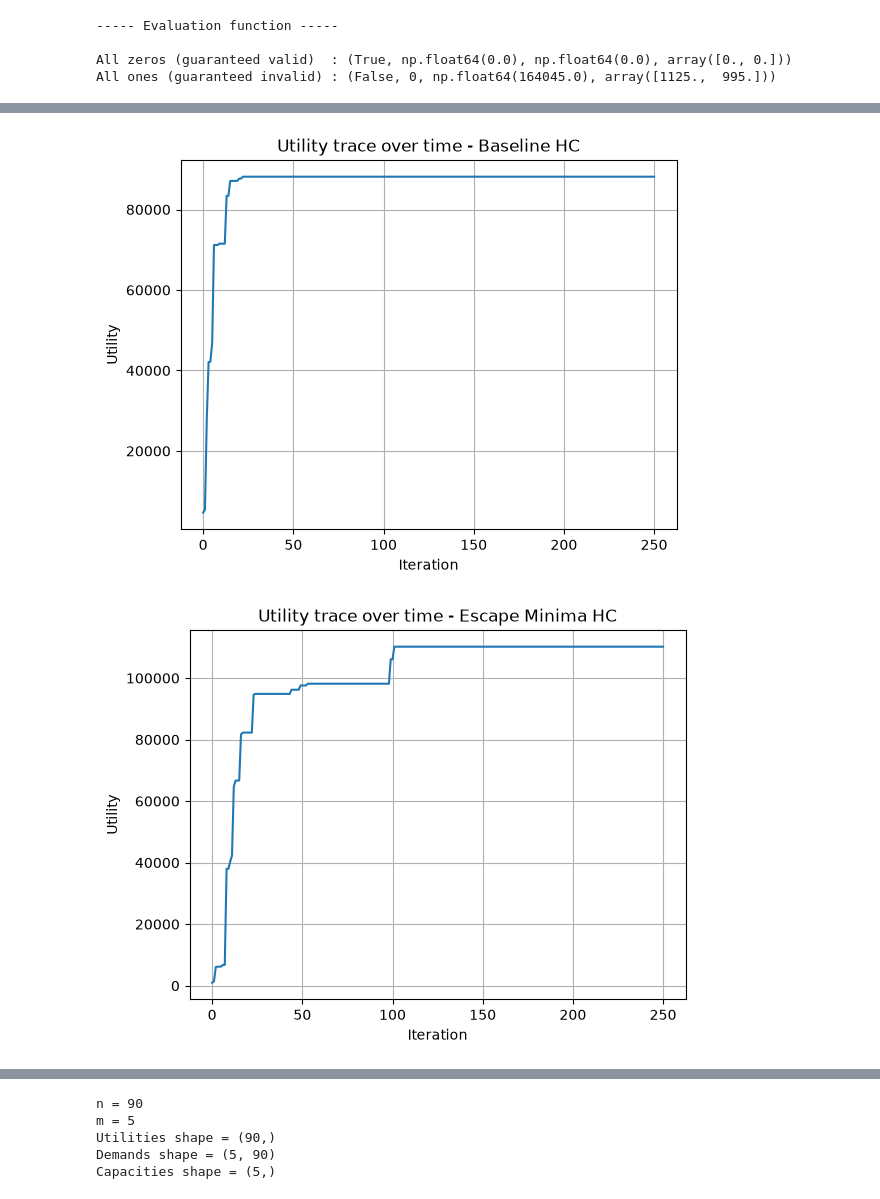
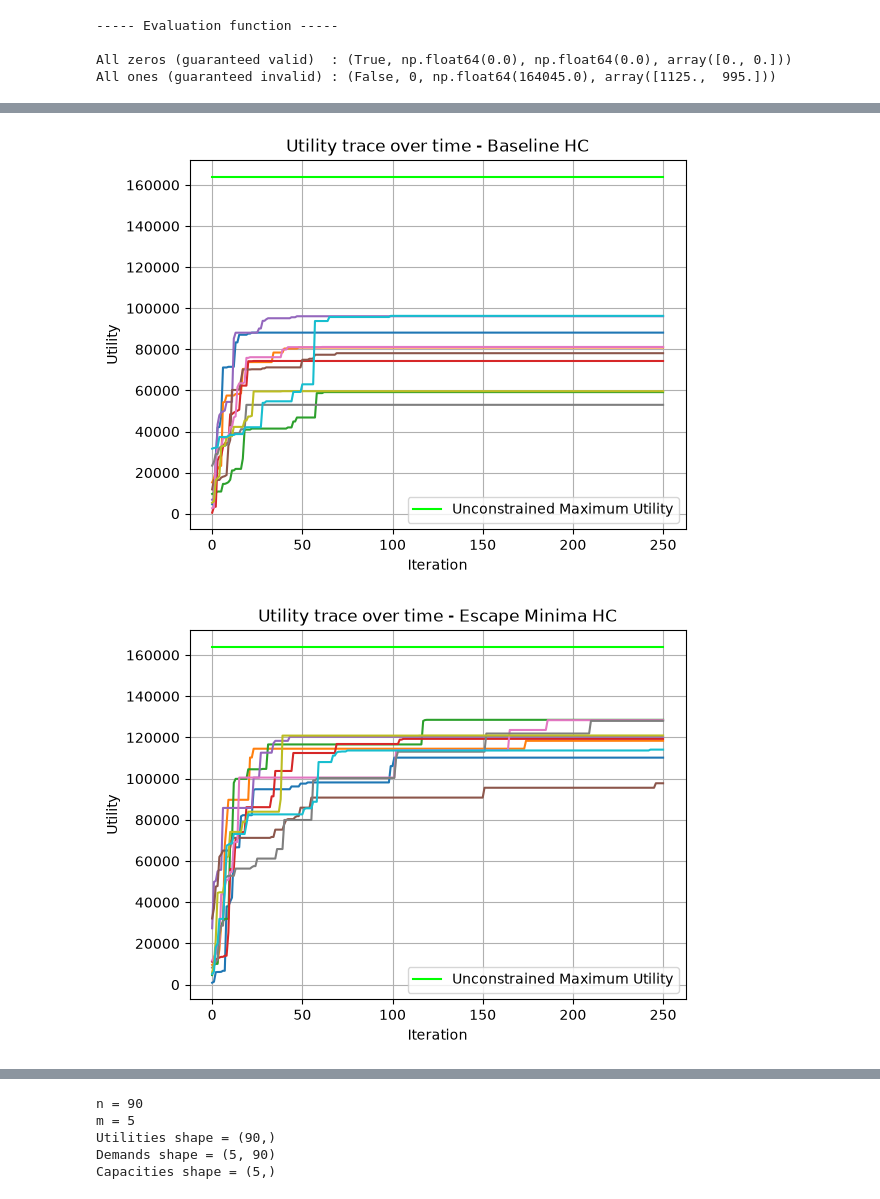
Before and after one commit to AyOhEe/CSCU9YE-Assignment, a Jupyter notebook: 3423815.ipynb, the cells around one changed output, grey strips where cells are left out. Cells and saved outputs as stored; diff of their text form; code cells hidden in the pictures.

```diff
--- a/3423815.ipynb
+++ b/3423815.ipynb
@@ -131,34 +143,53 @@ def hill_climb_escape_minima(workload, n):
 
     return best_sol, best_eval, trace
 # %%
-import matplotlib
-import matplotlib.pyplot as plt
-%matplotlib inline
-
 np.random.seed(42)
 
 PART_1_RUNS = 1000
 PART_1_ITERATIONS = 250
 
-traces_base = [hill_climb_base(workload_28, PART_1_ITERATIONS)[2] for _ in range(PART_1_RUNS)]
-traces_minim = [hill_climb_escape_minima(workload_28, PART_1_ITERATIONS)[2] for _ in range(PART_1_RUNS)]
+runs_base = [hill_climb_base(workload_28, PART_1_ITERATIONS) for _ in range(PART_1_RUNS)]
+runs_minim = [hill_climb_escape_minima(workload_28, PART_1_ITERATIONS) for _ in range(PART_1_RUNS)]
 
-plt.plot(traces_base[0])
-plt.xlabel("Iteration")
-plt.ylabel("Utility")
-plt.title("Utility trace over time - Baseline HC")
-plt.grid(True)
-plt.show()
+traces_base = [run[2] for run in runs_base]
+traces_minim = [run[2] for run in runs_minim]
 
-plt.plot(traces_minim[0])
-plt.xlabel("Iteration")
-plt.ylabel("Utility")
-plt.title("Utility trace over time - Escape Minima HC")
-plt.grid(True)
-plt.show()
+best_base = [run[1][1] for run in runs_base]
+best_minim = [run[1][1] for run in runs_minim]
-# %% [output]
-[figure, removed]
-[figure, removed]
+# %%
+import matplotlib
+import matplotlib.pyplot as plt
+%matplotlib inline
+
+unconstrained_max = sum(get_utilities(workload_28))
+
+for trace in traces_base[0:10]:
+    plt.plot(trace)
+
+plt.plot([unconstrained_max] * (PART_1_ITERATIONS + 1), color="lime", label="Unconstrained Maximum Utility")
+
+plt.xlabel("Iteration")
+plt.ylabel("Utility")
+plt.title("Utility trace over time - Baseline HC")
+plt.legend(loc='lower right')
+plt.grid(True)
+plt.show()
+
+
+for trace in traces_minim[0:10]:
+    plt.plot(trace)
+
+plt.plot([unconstrained_max] * (PART_1_ITERATIONS + 1), color="lime", label="Unconstrained Maximum Utility")
+
+plt.xlabel("Iteration")
+plt.ylabel("Utility")
+plt.title("Utility trace over time - Escape Minima HC")
+plt.legend(loc='lower right')
+plt.grid(True)
+plt.show()
+# %% [output]
+[figure, added]
+[figure, added]
 # %%
 %matplotlib inline
 
```
Also changed, not shown: parts of 7 cells of this notebook.
